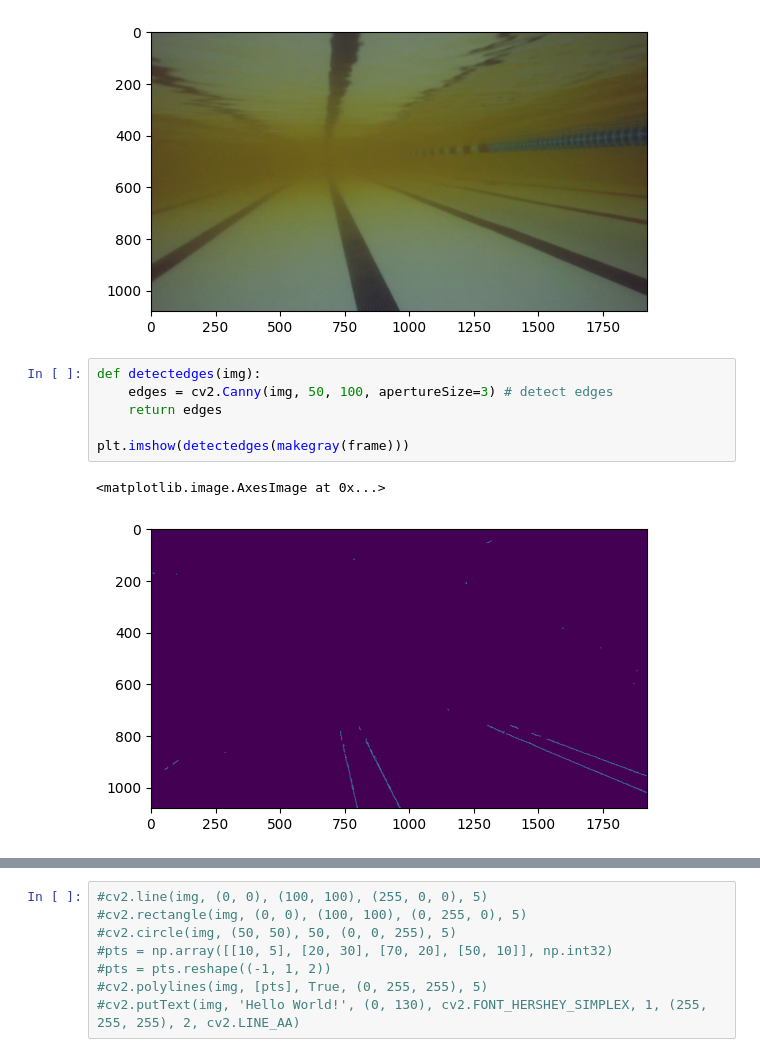
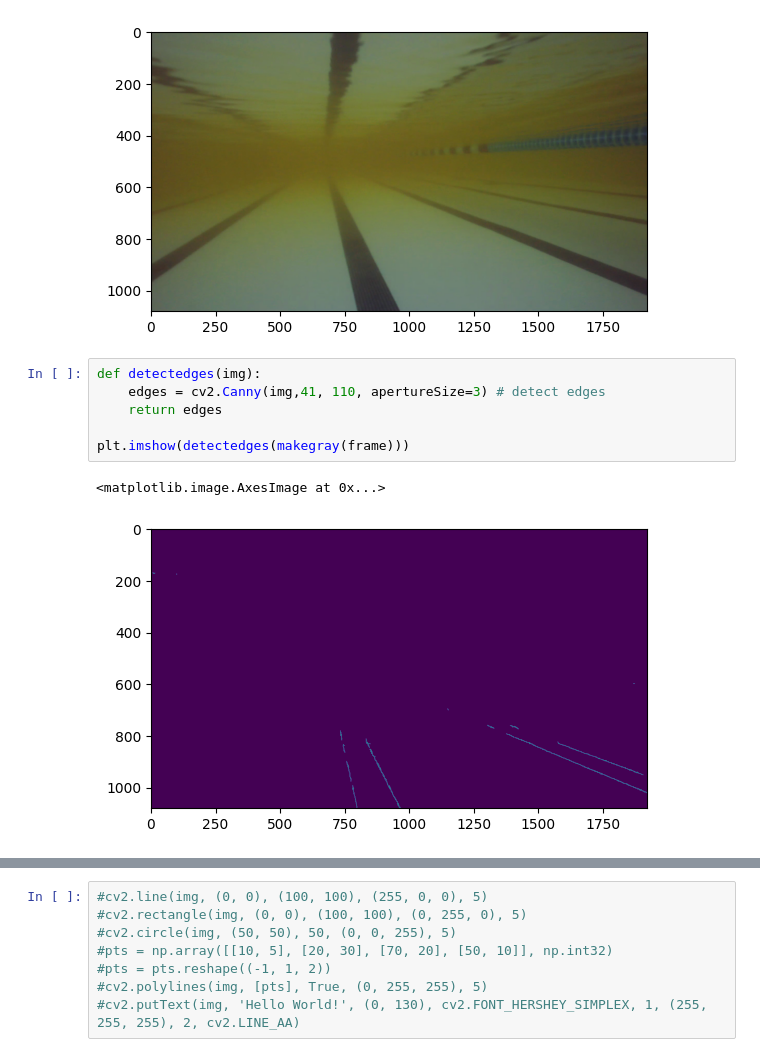
Before and after one commit to jules-hohmann/cv-intro, a Jupyter notebook: test.ipynb, the cells around one changed output, grey strips where cells are left out. Drawn from its saved outputs; the diff is of its cells as text.

```diff
--- a/test.ipynb
+++ b/test.ipynb
@@ -35,13 +37,13 @@ plt.imshow(makegray(frame))
 [figure]
 # %%
 def detectedges(img):
-    edges = cv2.Canny(img, 50, 100, apertureSize=3) # detect edges
+    edges = cv2.Canny(img,41, 110, apertureSize=3) # detect edges
     return edges
 
 plt.imshow(detectedges(makegray(frame)))
 # %% [output]
 <matplotlib.image.AxesImage at 0x...>
-[figure, old version]
+[figure, new version]
 # %%
 def makelines(edges):
     lines = cv2.HoughLinesP(
```
Also changed, not shown: parts of 11 cells of this notebook.
